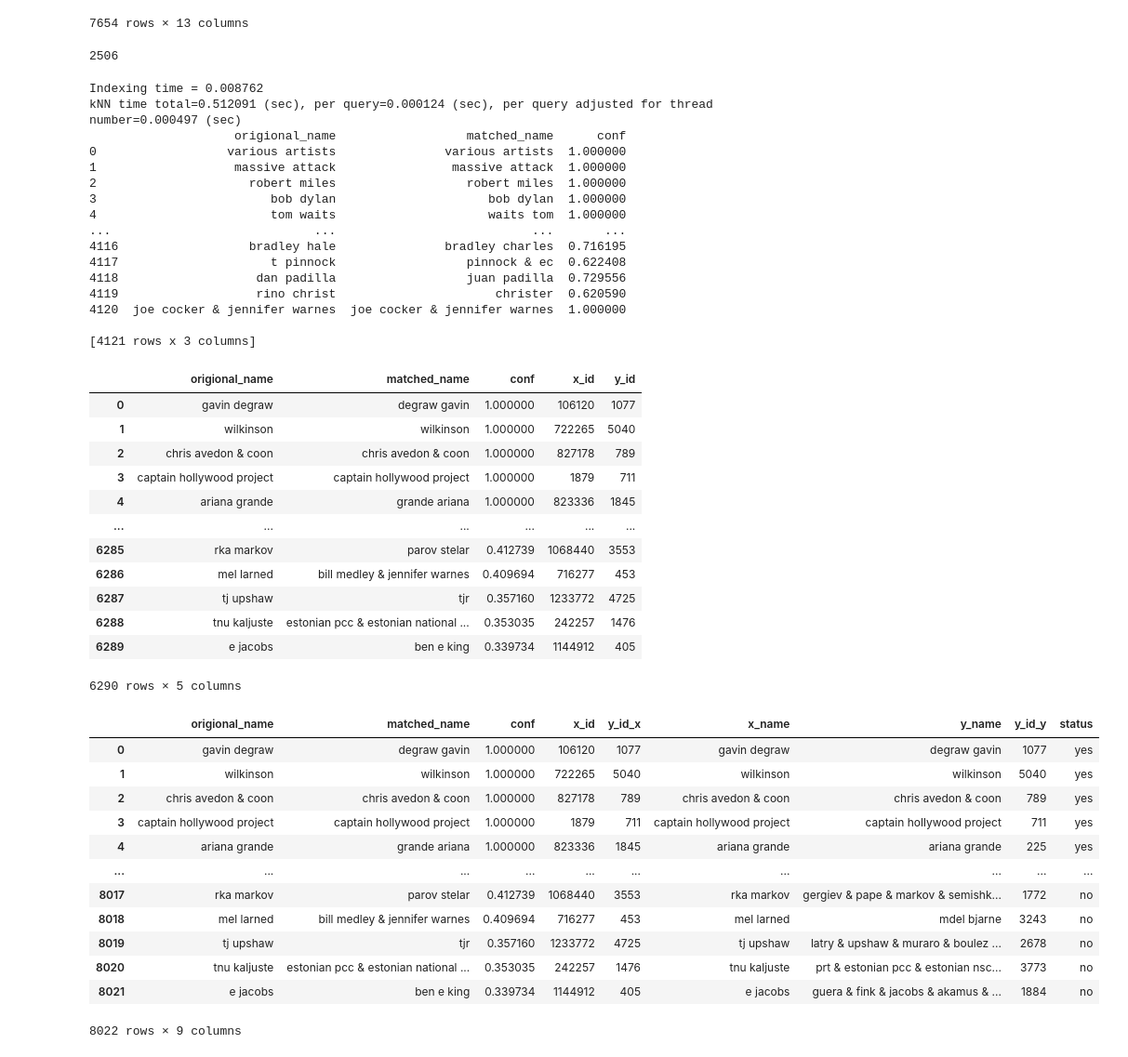
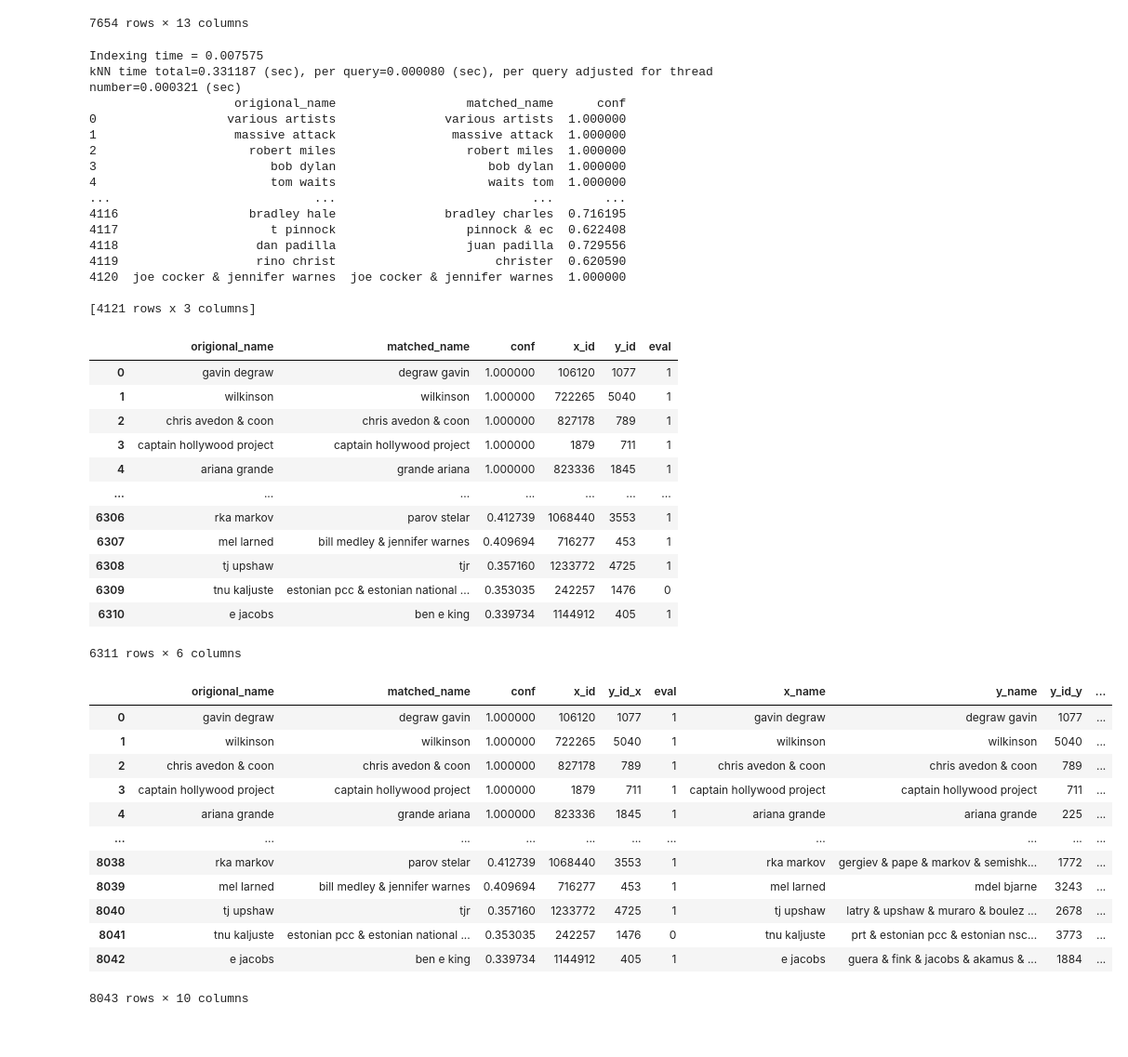
Before and after one commit to GuillaumePv/Fuzzymatch, a Jupyter notebook: fuzzymatch_ngram.ipynb, the cells around one changed output. Shown: that part at 93% size. Cells and saved outputs as stored; diff of their text form; code cells hidden in the pictures.

```diff
--- a/fuzzymatch_ngram.ipynb
+++ b/fuzzymatch_ngram.ipynb
@@ -30,14 +30,11 @@ df
 7654 rows × 13 columns
 # %%
 x = df[["x_id","x_name"]]
-y = df[['y_id','y_name']]
+y = df[['y_id','y_name',"eval"]]
+del df['eval']
 # %%
 x_final = x.drop_duplicates()
 y_final = y.drop_duplicates()
-# %%
-y.duplicated(["y_id"]).sum()
-# %% [output]
-2506
 # %%
 from sklearn.feature_extraction.text import TfidfVectorizer
 #ngram best result
@@ -128,8 +125,8 @@ mts['conf'] = -mts['conf'] #otherwise -1 represent confidence = 100%
 print(mts)
 mts = mts.sort_values(["conf"], ascending=False)
 # %% [output]
-Indexing time = 0.008762
-kNN time total=0.512091 (sec), per query=0.000124 (sec), per query adjusted for thread number=0.000497 (sec)
+Indexing time = 0.007575
+kNN time total=0.331187 (sec), per query=0.000080 (sec), per query adjusted for thread number=0.000321 (sec)
                     origional_name                  matched_name      conf
 0                  various artists               various artists  1.000000
 1                   massive attack                massive attack  1.000000
@@ -151,35 +148,36 @@ del df_test['x_name']
 del df_test['y_name']
 df_test
 # %% [output]
-|  | origional_name | matched_name | conf | x_id | y_id |
-| 0 | gavin degraw | degraw gavin | 1.000000 | 106120 | 1077 |
-| 1 | wilkinson | wilkinson | 1.000000 | 722265 | 5040 |
-| 2 | chris avedon & coon | chris avedon & coon | 1.000000 | 827178 | 789 |
-| 3 | captain hollywood project | captain hollywood project | 1.000000 | 1879 | 711 |
-| 4 | ariana grande | grande ariana | 1.000000 | 823336 | 1845 |
-| ... | ... | ... | ... | ... | ... |
-| 6285 | rka markov | parov stelar | 0.412739 | 1068440 | 3553 |
-| 6286 | mel larned | bill medley & jennifer warnes | 0.409694 | 716277 | 453 |
-| 6287 | tj upshaw | tjr | 0.357160 | 1233772 | 4725 |
-| 6288 | tnu kaljuste | estonian pcc & estonian national ... | 0.353035 | 242257 | 1476 |
-| 6289 | e jacobs | ben e king | 0.339734 | 1144912 | 405 |
+|  | origional_name | matched_name | conf | x_id | y_id | eval |
+| 0 | gavin degraw | degraw gavin | 1.000000 | 106120 | 1077 | 1 |
+| 1 | wilkinson | wilkinson | 1.000000 | 722265 | 5040 | 1 |
+| 2 | chris avedon & coon | chris avedon & coon | 1.000000 | 827178 | 789 | 1 |
+| 3 | captain hollywood project | captain hollywood project | 1.000000 | 1879 | 711 | 1 |
+| 4 | ariana grande | grande ariana | 1.000000 | 823336 | 1845 | 1 |
+| ... | ... | ... | ... | ... | ... | ... |
+| 6306 | rka markov | parov stelar | 0.412739 | 1068440 | 3553 | 1 |
+| 6307 | mel larned | bill medley & jennifer warnes | 0.409694 | 716277 | 453 | 1 |
+| 6308 | tj upshaw | tjr | 0.357160 | 1233772 | 4725 | 1 |
+| 6309 | tnu kaljuste | estonian pcc & estonian national ... | 0.353035 | 242257 | 1476 | 0 |
+| 6310 | e jacobs | ben e king | 0.339734 | 1144912 | 405 | 1 |
-6290 rows × 5 columns
+6311 rows × 6 columns
 # %%
 df_final = df_test.merge(df, how="left",left_on="x_id", right_on="x_id")
-df_final = df_final.drop(columns=['eval','set_ratio','sort_ratio','ratio','overlap','soundex','score','max','reverse'])
-df_final['status'] = ["yes" if s >=0.5 else "no" for s in df_final['conf']]
+df_final = df_final.drop(columns=['set_ratio','sort_ratio','ratio','overlap','soundex','score','max','reverse'])
+df_final['eval_fuzz'] = [1 if s >=0.5 else 0 for s in df_final['conf']]
 df_final
+#eval column
 # %% [output]
-|  | origional_name | matched_name | conf | x_id | y_id_x | x_name | y_name | y_id_y | status |
-| 0 | gavin degraw | degraw gavin | 1.000000 | 106120 | 1077 | gavin degraw | degraw gavin | 1077 | yes |
-| 1 | wilkinson | wilkinson | 1.000000 | 722265 | 5040 | wilkinson | wilkinson | 5040 | yes |
-| 2 | chris avedon & coon | chris avedon & coon | 1.000000 | 827178 | 789 | chris avedon & coon | chris avedon & coon | 789 | yes |
-| 3 | captain hollywood project | captain hollywood project | 1.000000 | 1879 | 711 | captain hollywood project | captain hollywood project | 711 | yes |
-| 4 | ariana grande | grande ariana | 1.000000 | 823336 | 1845 | ariana grande | ariana grande | 225 | yes |
-| ... | ... | ... | ... | ... | ... | ... | ... | ... | ... |
-| 8017 | rka markov | parov stelar | 0.412739 | 1068440 | 3553 | rka markov | gergiev & pape & markov & semishk... | 1772 | no |
-| 8018 | mel larned | bill medley & jennifer warnes | 0.409694 | 716277 | 453 | mel larned | mdel bjarne | 3243 | no |
-| 8019 | tj upshaw | tjr | 0.357160 | 1233772 | 4725 | tj upshaw | latry & upshaw & muraro & boulez ... | 2678 | no |
-| 8020 | tnu kaljuste | estonian pcc & estonian national ... | 0.353035 | 242257 | 1476 | tnu kaljuste | prt & estonian pcc & estonian nsc... | 3773 | no |
-| 8021 | e jacobs | ben e king | 0.339734 | 1144912 | 405 | e jacobs | guera & fink & jacobs & akamus & ... | 1884 | no |
+|  | origional_name | matched_name | conf | x_id | y_id_x | eval | x_name | y_name | y_id_y | ... |
+| 0 | gavin degraw | degraw gavin | 1.000000 | 106120 | 1077 | 1 | gavin degraw | degraw gavin | 1077 | ... |
+| 1 | wilkinson | wilkinson | 1.000000 | 722265 | 5040 | 1 | wilkinson | wilkinson | 5040 | ... |
+| 2 | chris avedon & coon | chris avedon & coon | 1.000000 | 827178 | 789 | 1 | chris avedon & coon | chris avedon & coon | 789 | ... |
+| 3 | captain hollywood project | captain hollywood project | 1.000000 | 1879 | 711 | 1 | captain hollywood project | captain hollywood project | 711 | ... |
+| 4 | ariana grande | grande ariana | 1.000000 | 823336 | 1845 | 1 | ariana grande | ariana grande | 225 | ... |
+| ... | ... | ... | ... | ... | ... | ... | ... | ... | ... | ... |
+| 8038 | rka markov | parov stelar | 0.412739 | 1068440 | 3553 | 1 | rka markov | gergiev & pape & markov & semishk... | 1772 | ... |
+| 8039 | mel larned | bill medley & jennifer warnes | 0.409694 | 716277 | 453 | 1 | mel larned | mdel bjarne | 3243 | ... |
+| 8040 | tj upshaw | tjr | 0.357160 | 1233772 | 4725 | 1 | tj upshaw | latry & upshaw & muraro & boulez ... | 2678 | ... |
+| 8041 | tnu kaljuste | estonian pcc & estonian national ... | 0.353035 | 242257 | 1476 | 0 | tnu kaljuste | prt & estonian pcc & estonian nsc... | 3773 | ... |
+| 8042 | e jacobs | ben e king | 0.339734 | 1144912 | 405 | 1 | e jacobs | guera & fink & jacobs & akamus & ... | 1884 | ... |
-8022 rows × 9 columns
+8043 rows × 10 columns
```
Also changed, not shown: parts of 3 cells of this notebook, 5 other files.
